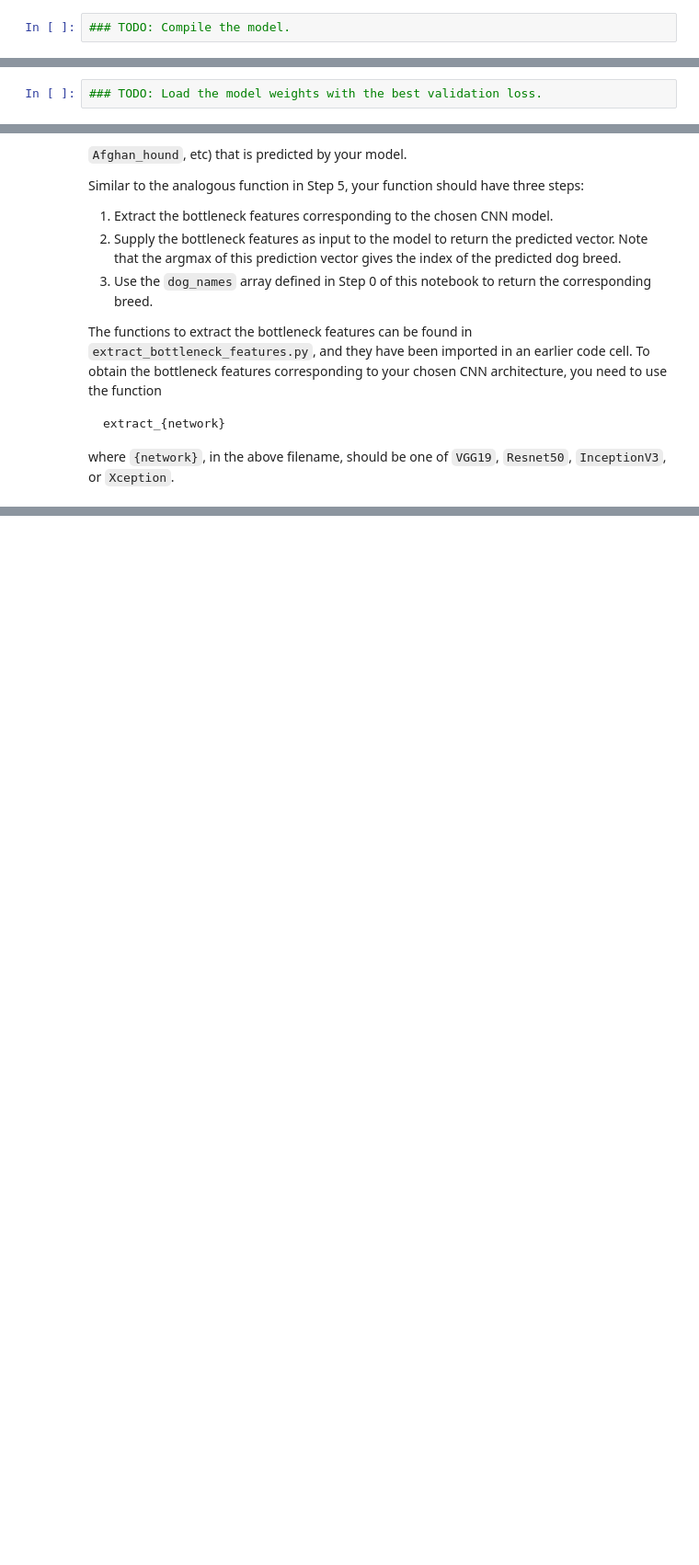
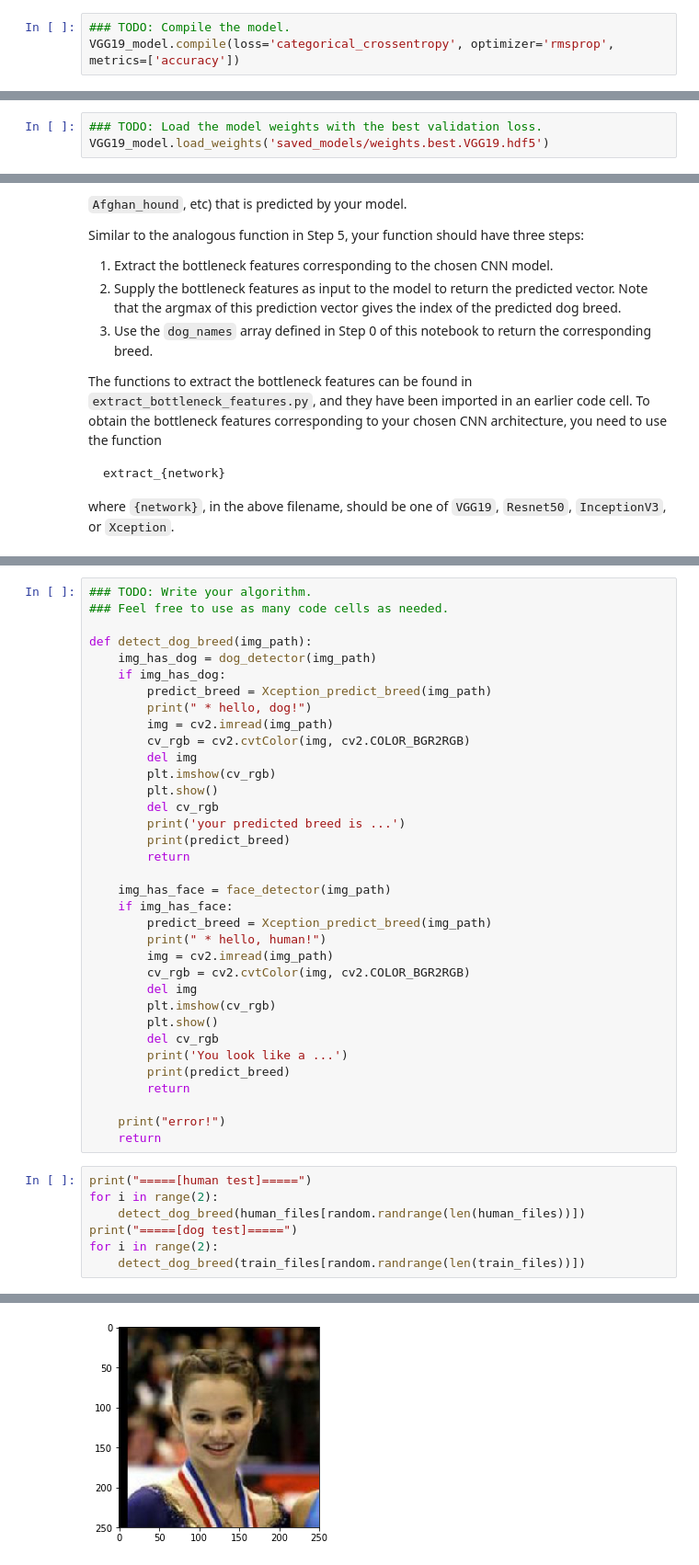
Before and after one commit to voyageth/dog-project, a Jupyter notebook: dog_app.ipynb, the cells around one changed output, grey strips where cells are left out. Shown at 92% size. Drawn from its saved outputs; the diff is of its cells as text; blank space fills up the shorter version.

```diff
--- a/dog_app.ipynb
+++ b/dog_app.ipynb
@@ -553,6 +758,7 @@ __Answer:__
 ### (IMPLEMENTATION) Compile the Model
 # %%
 ### TODO: Compile the model.
+VGG19_model.compile(loss='categorical_crossentropy', optimizer='rmsprop', metrics=['accuracy'])
 # %% [markdown]
 ### (IMPLEMENTATION) Train the Model
 
@@ -565,6 +795,7 @@ You are welcome to [augment the training data](https://blog.keras.io/building-po
 ### (IMPLEMENTATION) Load the Model with the Best Validation Loss
 # %%
 ### TODO: Load the model weights with the best validation loss.
+VGG19_model.load_weights('saved_models/weights.best.VGG19.hdf5')
 # %% [markdown]
 ### (IMPLEMENTATION) Test the Model
 
@@ -612,0 +1040,43 @@ Some sample output for our algorithm is provided below, but feel free to design
+# %%
+### TODO: Write your algorithm.
+### Feel free to use as many code cells as needed.
+
+def detect_dog_breed(img_path):
+    img_has_dog = dog_detector(img_path)
+    if img_has_dog:
+        predict_breed = Xception_predict_breed(img_path)
+        print(" * hello, dog!")
+        img = cv2.imread(img_path)
+        cv_rgb = cv2.cvtColor(img, cv2.COLOR_BGR2RGB)
+        del img
+        plt.imshow(cv_rgb)
+        plt.show()
+        del cv_rgb
+        print('your predicted breed is ...')
+        print(predict_breed)
+        return
+
+    img_has_face = face_detector(img_path)
+    if img_has_face:
+        predict_breed = Xception_predict_breed(img_path)
+        print(" * hello, human!")
+        img = cv2.imread(img_path)
+        cv_rgb = cv2.cvtColor(img, cv2.COLOR_BGR2RGB)
+        del img
+        plt.imshow(cv_rgb)
+        plt.show()
+        del cv_rgb
+        print('You look like a ...')
+        print(predict_breed)
+        return
+
+    print("error!")
+    return
+# %%
+print("=====[human test]=====")
+for i in range(2):
+    detect_dog_breed(human_files[random.randrange(len(human_files))])
+print("=====[dog test]=====")
+for i in range(2):
+    detect_dog_breed(train_files[random.randrange(len(train_files))])
+# %% [output]
@@ -612,0 +1085 @@ Some sample output for our algorithm is provided below, but feel free to design
+[figure, added]
```
Also changed, not shown: parts of 46 cells of this notebook, 14 other files.
